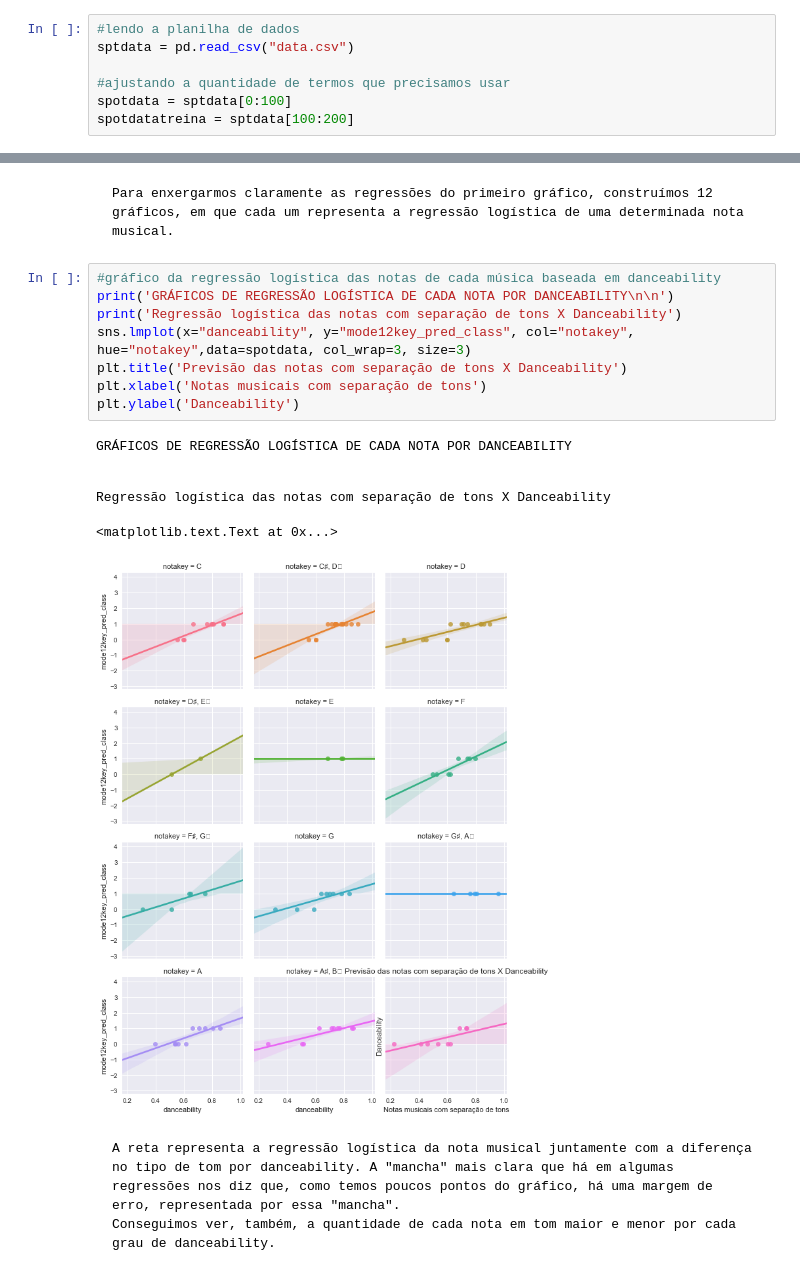
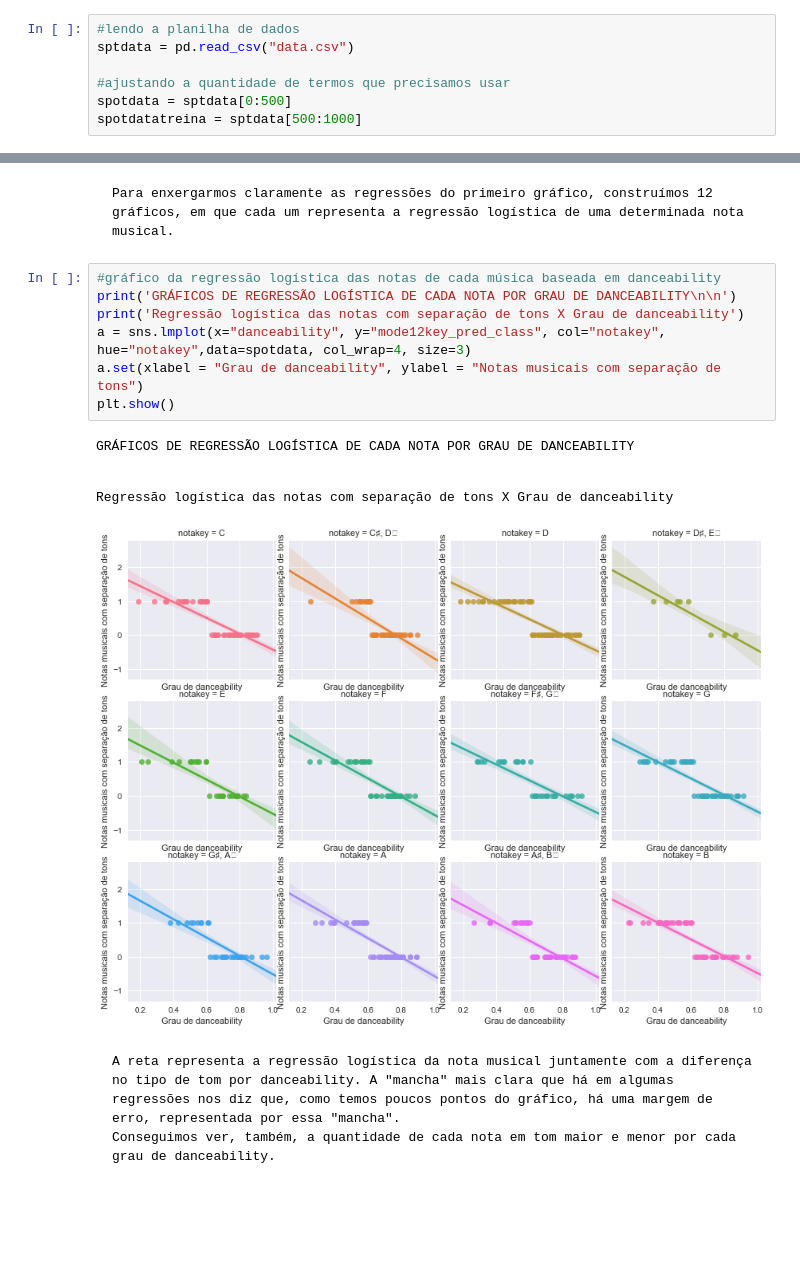
Before and after one commit to R09090909/Projeto3-cd, a Jupyter notebook: Projeto-3-CD-10.0.ipynb, the cells around one changed output, grey strips where cells are left out. Saved outputs shown, nothing was run; the diff lists cells and outputs as text; blank space fills up the shorter version.

```diff
--- a/Projeto-3-CD-10.0.ipynb
+++ b/Projeto-3-CD-10.0.ipynb
@@ -36,8 +36,8 @@ from mpl_toolkits.mplot3d import Axes3D
 sptdata = pd.read_csv("data.csv")
 
 #ajustando a quantidade de termos que precisamos usar
-spotdata = sptdata[0:100]
-spotdatatreina = sptdata[100:200]
+spotdata = sptdata[0:500]
+spotdatatreina = sptdata[500:1000]
 # %% [markdown]
 ## Parte 2: Discretizando dados
 # %%
@@ -185,19 +185,17 @@ plt.show()
     Para enxergarmos claramente as regressões do primeiro gráfico, construímos 12 gráficos, em que cada um representa a regressão logística de uma determinada nota musical.
 # %%
 #gráfico da regressão logística das notas de cada música baseada em danceability
-print('GRÁFICOS DE REGRESSÃO LOGÍSTICA DE CADA NOTA POR DANCEABILITY\n\n')
-print('Regressão logística das notas com separação de tons X Danceability')
-sns.lmplot(x="danceability", y="mode12key_pred_class", col="notakey", hue="notakey",data=spotdata, col_wrap=3, size=3)
-plt.title('Previsão das notas com separação de tons X Danceability')
-plt.xlabel('Notas musicais com separação de tons')
-plt.ylabel('Danceability')
+print('GRÁFICOS DE REGRESSÃO LOGÍSTICA DE CADA NOTA POR GRAU DE DANCEABILITY\n\n')
+print('Regressão logística das notas com separação de tons X Grau de danceability')
+a = sns.lmplot(x="danceability", y="mode12key_pred_class", col="notakey", hue="notakey",data=spotdata, col_wrap=4, size=3)
+a.set(xlabel = "Grau de danceability", ylabel = "Notas musicais com separação de tons")
+plt.show()
 # %% [output]
-GRÁFICOS DE REGRESSÃO LOGÍSTICA DE CADA NOTA POR DANCEABILITY
+GRÁFICOS DE REGRESSÃO LOGÍSTICA DE CADA NOTA POR GRAU DE DANCEABILITY
 
 
-Regressão logística das notas com separação de tons X Danceability
+Regressão logística das notas com separação de tons X Grau de danceability
-<matplotlib.text.Text at 0x...>
-[figure, old version]
+[figure, new version]
 # %% [markdown]
     A reta representa a regressão logística da nota musical juntamente com a diferença no tipo de tom por danceability. A "mancha" mais clara que há em algumas regressões nos diz que, como temos poucos pontos do gráfico, há uma margem de erro, representada por essa "mancha".
     Conseguimos ver, também, a quantidade de cada nota em tom maior e menor por cada grau de danceability.
```
Also changed, not shown: parts of 21 cells of this notebook.
